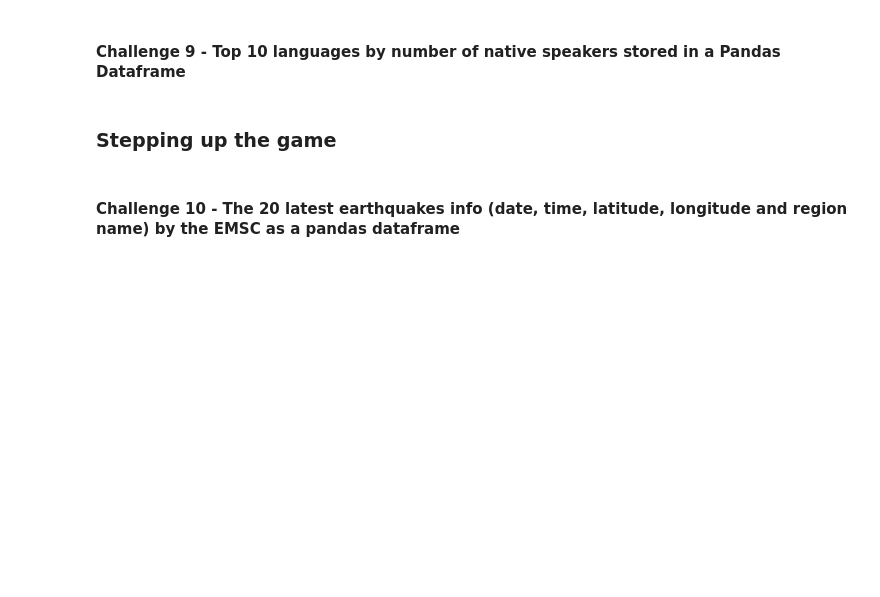
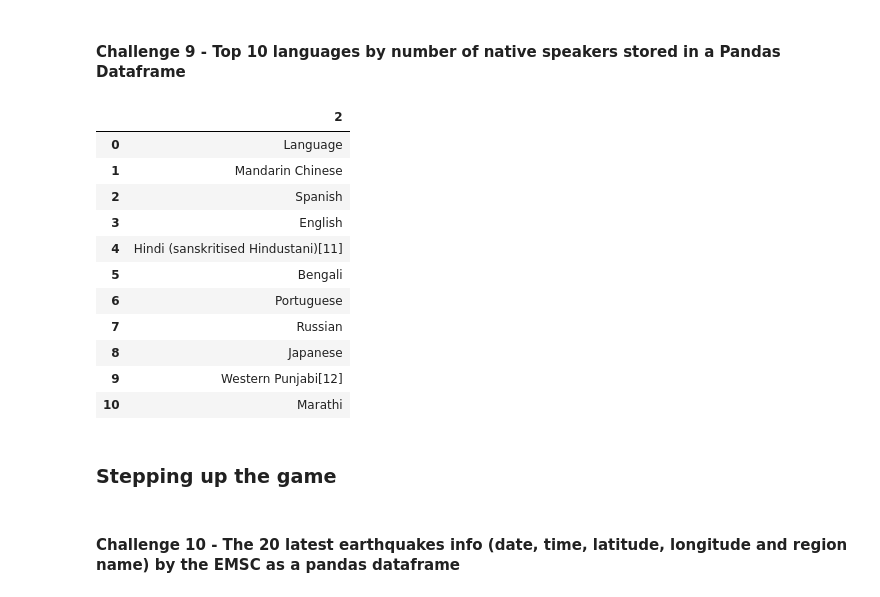
Before and after one commit to Ironhack-Data-Madrid-Enero-2022/lab-web-scraping, a Jupyter notebook: your-code/main.ipynb, the cells around one changed output. Saved outputs shown, nothing was run; the diff lists cells and outputs as text; code cells hidden in the pictures; blank space fills up the shorter version.

```diff
--- a/your-code/main.ipynb
+++ b/your-code/main.ipynb
@@ -160,0 +339,5 @@ url ='https://en.wikipedia.org/wiki/Python'
+# %%
+pyton=pytonn.content
+sopi4=bs(pyton,'html.parser')
+links=sopi4.findAll('a',href=True)
+links[0:5]
@@ -160,0 +350,9 @@ url ='https://en.wikipedia.org/wiki/Python'
+# %%
+defi=[]
+defi2=[]
+for i in links:
+    defi.append(i["href"])
+for items in defi:
+    if "https" in items and "Python" in items:
+        defi2.append(items)
+defi2
@@ -182,7 +549,31 @@ url = 'https://data.gov.uk/'
 #### Challenge 9 - Top 10 languages by number of native speakers stored in a Pandas Dataframe
 # %%
 # This is the url you will scrape in this exercise
-url = 'https://en.wikipedia.org/wiki/List_of_languages_by_number_of_native_speakers'
+url9 = 'https://en.wikipedia.org/wiki/List_of_languages_by_number_of_native_speakers'
+# %%
+nat=req.get(url9)
+top=nat.content
+sopi9=bs(top,'html.parser')
+# %%
+tabla=sopi9.find("table",{"class":"wikitable sortable"})
+filas=tabla.find_all("tr")
+filas_2=[i.text.strip().split("\n") for i in filas]
+df=pd.DataFrame(filas_2)
+topp_10=df[[2]]
+topp_10.head(11)
+# %% [output]
+|  | 2 |
+| 0 | Language |
+| 1 | Mandarin Chinese |
+| 2 | Spanish |
+| 3 | English |
+| 4 | Hindi (sanskritised Hindustani)[11] |
+| 5 | Bengali |
+| 6 | Portuguese |
+| 7 | Russian |
+| 8 | Japanese |
+| 9 | Western Punjabi[12] |
+| 10 | Marathi |
 # %% [markdown]
 ### Stepping up the game
 # %% [markdown]
```
Also changed, not shown: parts of 62 cells of this notebook.
